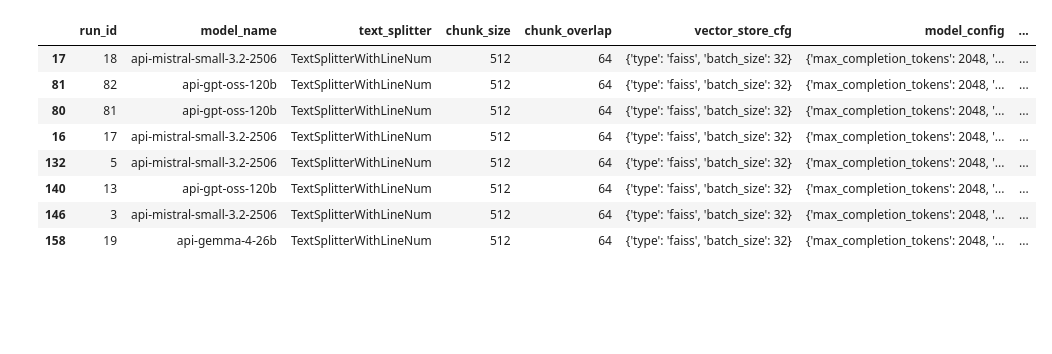
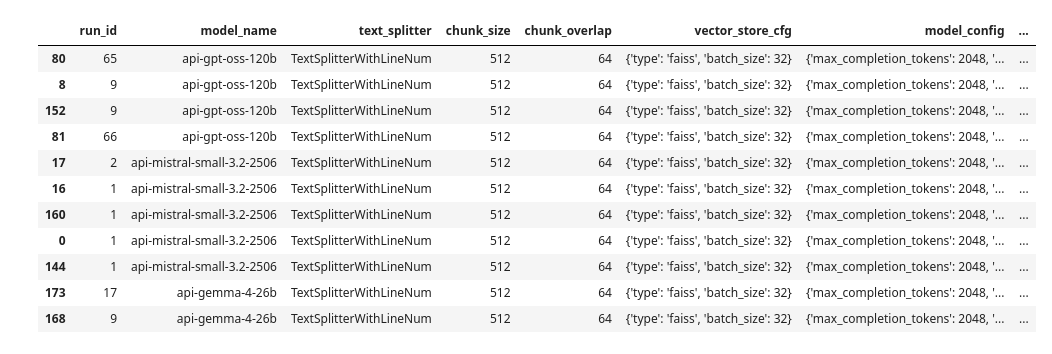
Before and after one commit to eemilycchen/rapidfireAI-rag-context-engineering, a Jupyter notebook: experiments/results.ipynb, the cells around one changed output. Cells and saved outputs as stored; diff of their text form; code cells hidden in the pictures; blank space fills up the shorter version.

```diff
--- a/experiments/results.ipynb
+++ b/experiments/results.ipynb
@@ -41,34 +41,38 @@ def parse_cfg(x):
 # %%
 search_cfg = results_df['search_cfg'].apply(parse_cfg)
 embedding_cfg = results_df['embedding_cfg'].apply(parse_cfg)
 reranker_cfg = results_df['reranker_cfg'].apply(parse_cfg)
 
 results_df['search_type'] = search_cfg.apply(lambda x: x.get('type'))
 results_df['search_k'] = search_cfg.apply(lambda x: x.get('k'))
 results_df['embedding_class'] = embedding_cfg.apply(lambda x: x.get('class'))
 results_df['embedding_model'] = embedding_cfg.apply(lambda x: x.get('model'))
+results_df['embedding_model_name'] = embedding_cfg.apply(lambda x: x.get('model_name'))
 results_df['reranker_class'] = reranker_cfg.apply(lambda x: x.get('class'))
 results_df['reranker_model'] = reranker_cfg.apply(lambda x: x.get('model_name'))
 results_df['reranker_top_n'] = reranker_cfg.apply(lambda x: x.get('top_n'))
 
 results_df.drop(['search_cfg', 'embedding_cfg', 'reranker_cfg'], axis=1, inplace=True)
 
 # different model everything else same
 results_df[
     (results_df['chunk_size'] == 512) &
     (results_df['search_type'] == 'similarity') &
-    (results_df['search_k'] == 10) &
-    (results_df['embedding_class'] == 'OpenAIEmbeddings') &
+    # (results_df['search_k'] == 10) &
+    (results_df['embedding_class'] == 'HuggingFaceEmbeddings') &
     (results_df['reranker_class'] == 'CrossEncoderReranker') &
     (results_df['reranker_model'] == 'cross-encoder/ms-marco-MiniLM-L6-v2')
 ]
 # %% [output]
 |  | run_id | model_name | text_splitter | chunk_size | chunk_overlap | vector_store_cfg | model_config | ... |
-| 17 | 18 | api-mistral-small-3.2-2506 | TextSplitterWithLineNum | 512 | 64 | {'type': 'faiss', 'batch_size': 32} | {'max_completion_tokens': 2048, '... | ... |
-| 81 | 82 | api-gpt-oss-120b | TextSplitterWithLineNum | 512 | 64 | {'type': 'faiss', 'batch_size': 32} | {'max_completion_tokens': 2048, '... | ... |
-| 80 | 81 | api-gpt-oss-120b | TextSplitterWithLineNum | 512 | 64 | {'type': 'faiss', 'batch_size': 32} | {'max_completion_tokens': 2048, '... | ... |
-| 16 | 17 | api-mistral-small-3.2-2506 | TextSplitterWithLineNum | 512 | 64 | {'type': 'faiss', 'batch_size': 32} | {'max_completion_tokens': 2048, '... | ... |
-| 132 | 5 | api-mistral-small-3.2-2506 | TextSplitterWithLineNum | 512 | 64 | {'type': 'faiss', 'batch_size': 32} | {'max_completion_tokens': 2048, '... | ... |
-| 140 | 13 | api-gpt-oss-120b | TextSplitterWithLineNum | 512 | 64 | {'type': 'faiss', 'batch_size': 32} | {'max_completion_tokens': 2048, '... | ... |
-| 146 | 3 | api-mistral-small-3.2-2506 | TextSplitterWithLineNum | 512 | 64 | {'type': 'faiss', 'batch_size': 32} | {'max_completion_tokens': 2048, '... | ... |
-| 158 | 19 | api-gemma-4-26b | TextSplitterWithLineNum | 512 | 64 | {'type': 'faiss', 'batch_size': 32} | {'max_completion_tokens': 2048, '... | ... |
+| 80 | 65 | api-gpt-oss-120b | TextSplitterWithLineNum | 512 | 64 | {'type': 'faiss', 'batch_size': 32} | {'max_completion_tokens': 2048, '... | ... |
+| 8 | 9 | api-gpt-oss-120b | TextSplitterWithLineNum | 512 | 64 | {'type': 'faiss', 'batch_size': 32} | {'max_completion_tokens': 2048, '... | ... |
+| 152 | 9 | api-gpt-oss-120b | TextSplitterWithLineNum | 512 | 64 | {'type': 'faiss', 'batch_size': 32} | {'max_completion_tokens': 2048, '... | ... |
+| 81 | 66 | api-gpt-oss-120b | TextSplitterWithLineNum | 512 | 64 | {'type': 'faiss', 'batch_size': 32} | {'max_completion_tokens': 2048, '... | ... |
+| 17 | 2 | api-mistral-small-3.2-2506 | TextSplitterWithLineNum | 512 | 64 | {'type': 'faiss', 'batch_size': 32} | {'max_completion_tokens': 2048, '... | ... |
+| 16 | 1 | api-mistral-small-3.2-2506 | TextSplitterWithLineNum | 512 | 64 | {'type': 'faiss', 'batch_size': 32} | {'max_completion_tokens': 2048, '... | ... |
+| 160 | 1 | api-mistral-small-3.2-2506 | TextSplitterWithLineNum | 512 | 64 | {'type': 'faiss', 'batch_size': 32} | {'max_completion_tokens': 2048, '... | ... |
+| 0 | 1 | api-mistral-small-3.2-2506 | TextSplitterWithLineNum | 512 | 64 | {'type': 'faiss', 'batch_size': 32} | {'max_completion_tokens': 2048, '... | ... |
+| 144 | 1 | api-mistral-small-3.2-2506 | TextSplitterWithLineNum | 512 | 64 | {'type': 'faiss', 'batch_size': 32} | {'max_completion_tokens': 2048, '... | ... |
+| 173 | 17 | api-gemma-4-26b | TextSplitterWithLineNum | 512 | 64 | {'type': 'faiss', 'batch_size': 32} | {'max_completion_tokens': 2048, '... | ... |
+| 168 | 9 | api-gemma-4-26b | TextSplitterWithLineNum | 512 | 64 | {'type': 'faiss', 'batch_size': 32} | {'max_completion_tokens': 2048, '... | ... |
```
Also changed, not shown: parts of 3 cells of this notebook, 7 other files.
